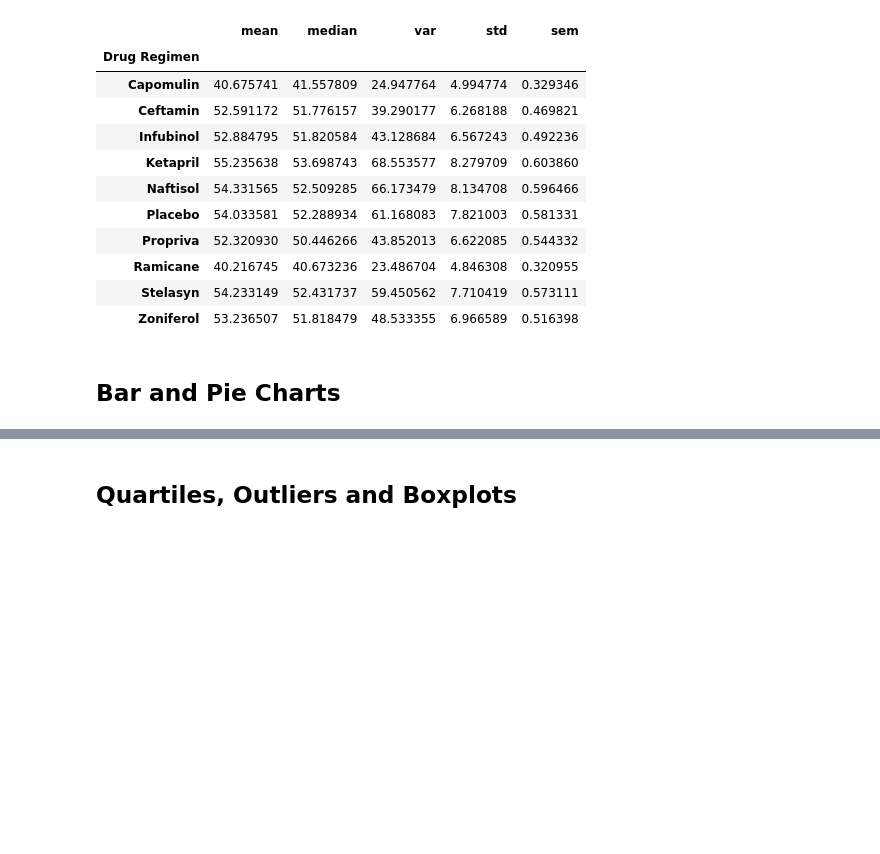
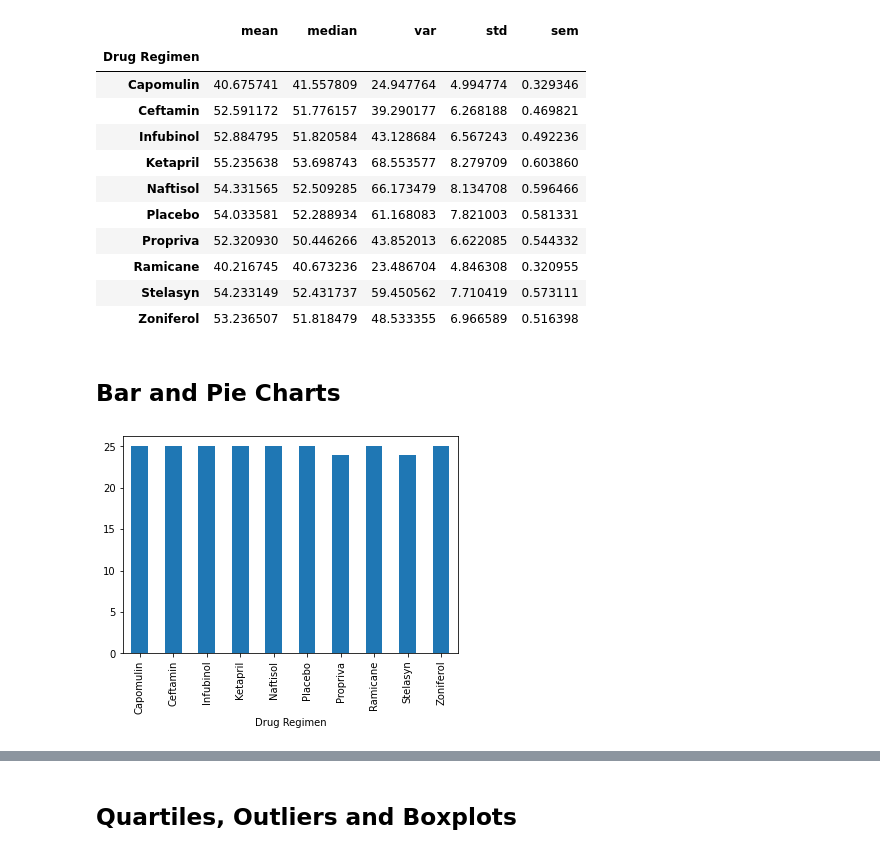
Before and after one commit to schoo424/Matplotlib_Challenge, a Jupyter notebook: pymaceuticals_starter.ipynb, the cells around one changed output, grey strips where cells are left out. Drawn from its saved outputs; the diff is of its cells as text; code cells hidden in the pictures; blank space fills up the shorter version.

```diff
--- a/pymaceuticals_starter.ipynb
+++ b/pymaceuticals_starter.ipynb
@@ -117,4 +118,25 @@ tumor_volume_summary
 # Using the aggregation method, produce the same summary statistics in a single line
 # %% [markdown]
 ## Bar and Pie Charts
+# %%
+# Generate a bar plot showing the total number of unique mice tested on each drug regimen using pandas.
+
+# mice_tested = combined_results_df.groupby(["Drug Regimen"]).nunique()
+mice_tested = combined_results_df.groupby(["Drug Regimen"]).nunique()
+num_mice_tested = mice_tested["Mouse ID"]
+num_mice_tested
+
+num_mice_tested.plot.bar()
+plt.show()
+
+# num_mice_tested.plot.bar(x='Drug Regimen', y='val', rot=90)
+# num_mice_tested
+# x_axis = np.arange(len(num_mice_tested))
+# tick_locations = [value+0.4 for value in x_axis]
+# tick_locations = [value for value in x_axis]
+# df.set_index("name",drop=True,inplace=True)
+# plt.bar(x_axis, num_mice_tested, alpha=0.5, align="center")
+# plt.xticks(tick_locations, mice_tested["Drug Regimen"], rotation="vertical")
+# %% [output]
+[figure, added]
 # %%
```
Also changed, not shown: parts of 7 cells of this notebook.
